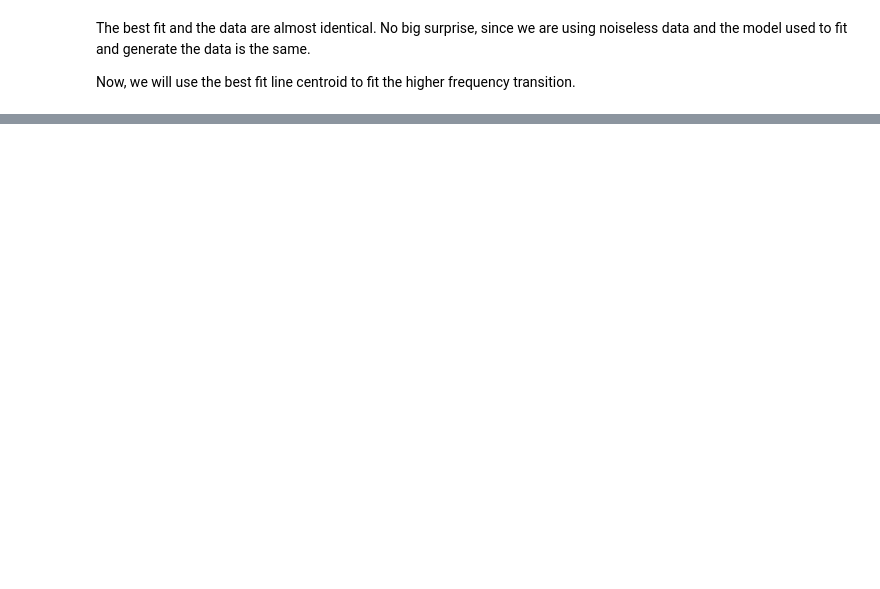
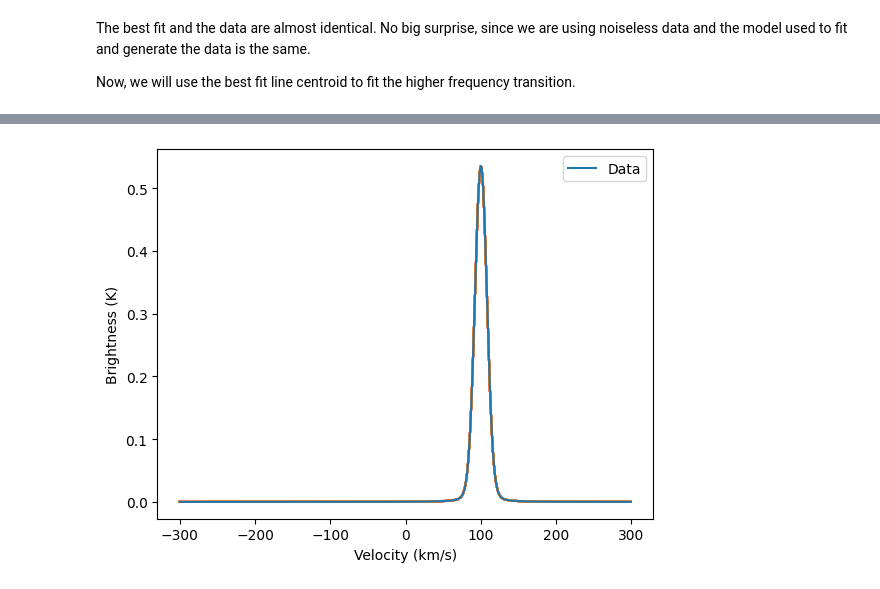
Before and after one commit to astrofle/RRLpy, a Jupyter notebook: examples/fit_lines.ipynb, the cells around one changed output, grey strips where cells are left out. Drawn from its saved outputs; the diff is of its cells as text; code cells hidden in the pictures; blank space fills up the shorter version.

```diff
--- a/examples/fit_lines.ipynb
+++ b/examples/fit_lines.ipynb
@@ -164,0 +224,9 @@ plt.legend()
+# %%
+pos = soln.x + 1e-4 * np.random.randn(32, len(soln.x))
+nwalkers, ndim = pos.shape
+
+# Set up and start the MCMC.
+sampler = emcee.EnsembleSampler(
+    nwalkers, ndim, log_prob, args=(velo, spec_260, 1.e-4)
+)
+sampler.run_mcmc(pos, 5000, progress=True);
@@ -164,0 +235,9 @@ plt.legend()
+# %%
+flat_sample = sampler.get_chain(discard=sampler.iteration // 2, flat=True)
+
+for i,p in enumerate(pars):
+    mcmc = np.percentile(flat_sample[:, i], [16, 50, 84])
+    q = np.diff(mcmc)
+    txt = "\mathrm{{{3}}} = {0:.3f}_{{-{1:.3f}}}^{{{2:.3f}}}"
+    txt = txt.format(mcmc[1], q[0], q[1], p)
+    display(Math(txt))
@@ -164,0 +249,11 @@ plt.legend()
+# %%
+inds = np.random.randint(len(flat_sample), size=100)
+for ind in inds:
+    sample = flat_sample[ind]
+    plt.plot(velo, model(sample, velo), "C1", alpha=0.1)
+plt.plot(velo, spec_260, label="Data")
+plt.legend()
+plt.xlabel("Velocity (km/s)")
+plt.ylabel("Brightness (K)");
+# %% [output]
+[figure, added]
```
Also changed, not shown: parts of 16 cells of this notebook.
